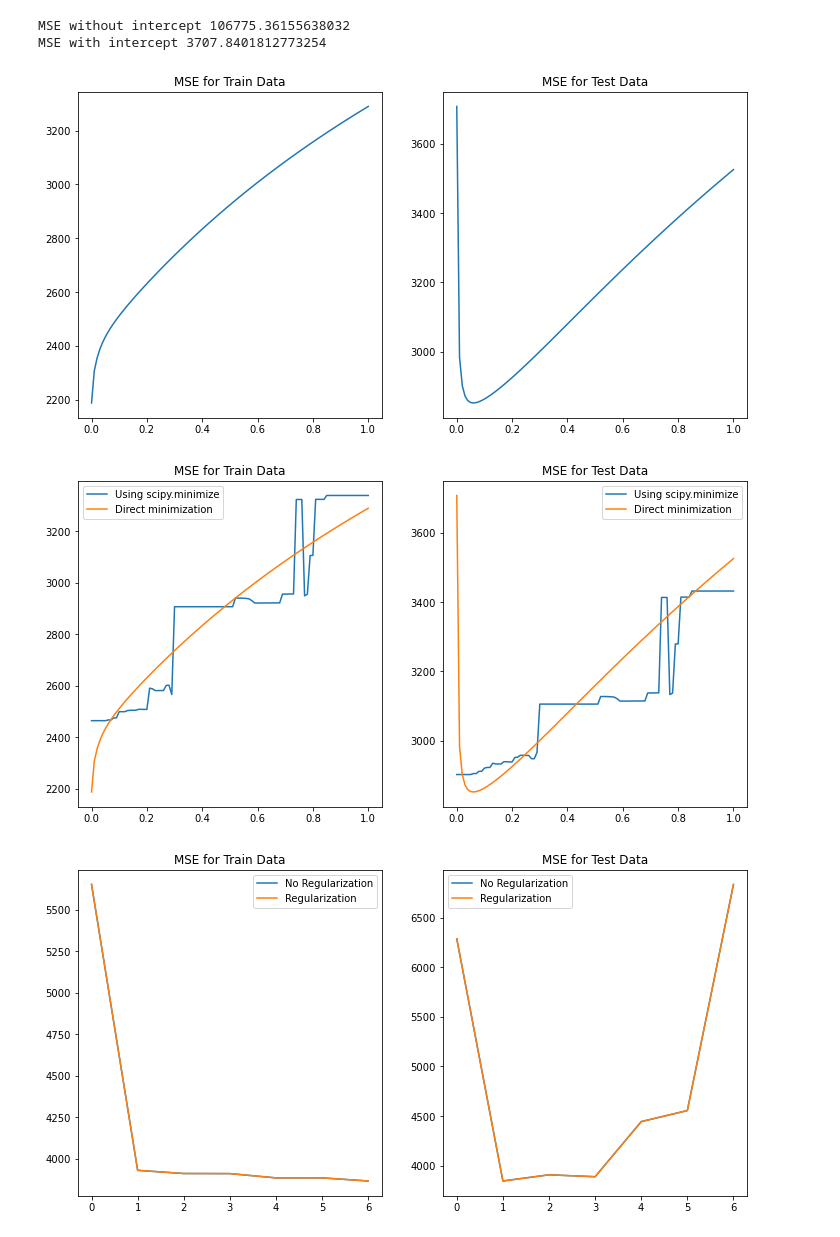
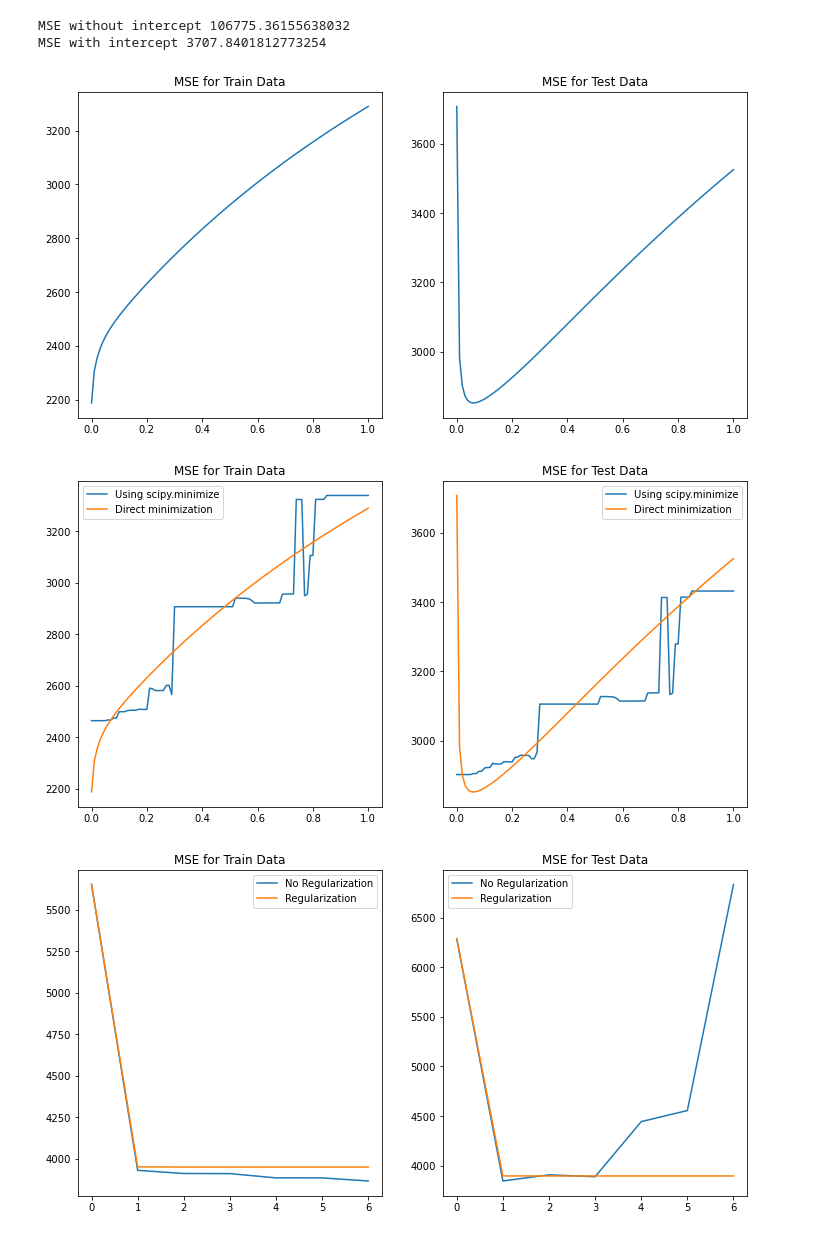
Before and after one commit to kaustuvm-git/MachineLearning, a Jupyter notebook: MachineLearning-Project1.ipynb, the cells around one changed output. Cells and saved outputs as stored; diff of their text form; code cells hidden in the pictures.

```diff
--- a/MachineLearning-Project1.ipynb
+++ b/MachineLearning-Project1.ipynb
@@ -316,35 +316,35 @@ plt.show()
 
 # Problem 5
 pmax = 7
-lambda_opt = 0 # REPLACE THIS WITH lambda_opt estimated from Problem 3
+lambda_opt = lambdas[np.argmin(mses3)]
 mses5_train = np.zeros((pmax,2))
 mses5 = np.zeros((pmax,2))
 for p in range(pmax):
     Xd = mapNonLinear(X[:,2],p)
     Xdtest = mapNonLinear(Xtest[:,2],p)
     w_d1 = learnRidgeRegression(Xd,y,0)
     mses5_train[p,0] = testOLERegression(w_d1,Xd,y)
     mses5[p,0] = testOLERegression(w_d1,Xdtest,ytest)
     w_d2 = learnRidgeRegression(Xd,y,lambda_opt)
     mses5_train[p,1] = testOLERegression(w_d2,Xd,y)
     mses5[p,1] = testOLERegression(w_d2,Xdtest,ytest)
 
 fig = plt.figure(figsize=[12,6])
 plt.subplot(1, 2, 1)
 plt.plot(range(pmax),mses5_train)
 plt.title('MSE for Train Data')
 plt.legend(('No Regularization','Regularization'))
 plt.subplot(1, 2, 2)
 plt.plot(range(pmax),mses5)
 plt.title('MSE for Test Data')
 plt.legend(('No Regularization','Regularization'))
 plt.show()
 # %% [output]
 LDA Accuracy = 0.97
 QDA Accuracy = 0.96
 [figure]
 MSE without intercept 106775.36155638032
 MSE with intercept 3707.8401812773254
 [figure]
 [figure]
-[figure, old version]
+[figure, new version]
```
